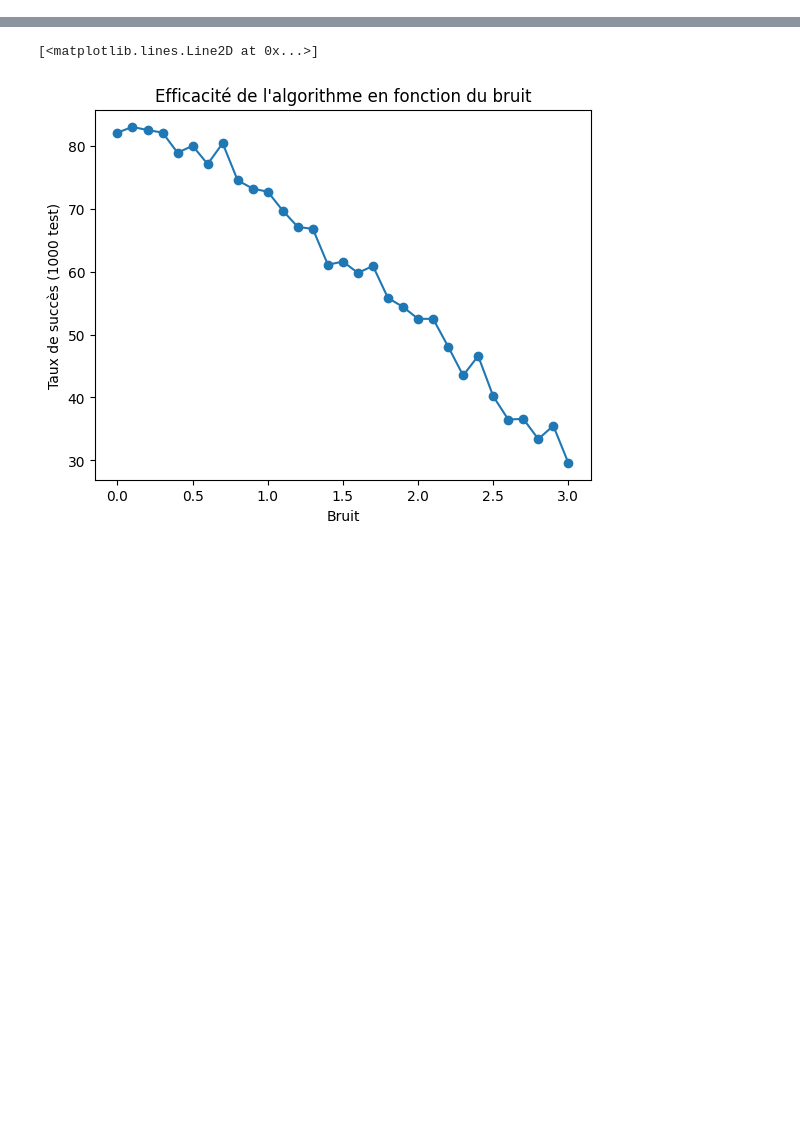
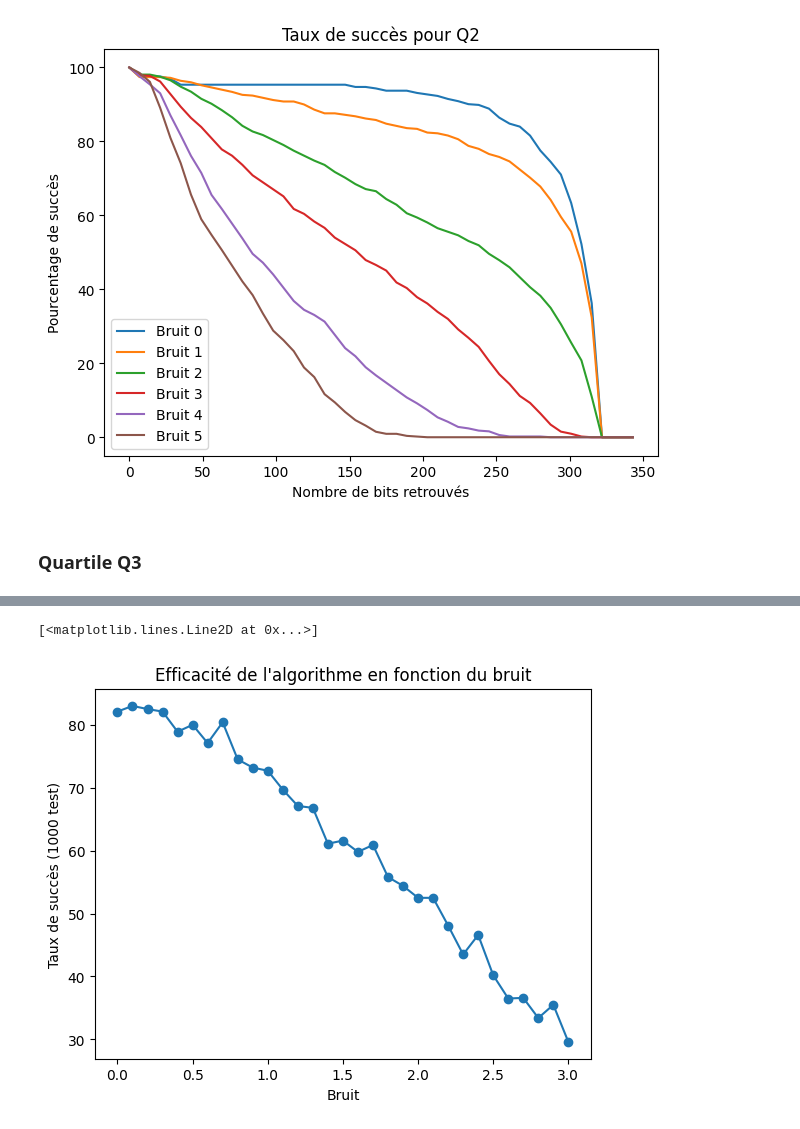
Before and after one commit to EmilienMendes/RSA-Generation-Key-Attack, a Jupyter notebook: cpa-crible-optimise/stats.ipynb, the cells around one changed output, grey strips where cells are left out. Cells and saved outputs as stored; diff of their text form; code cells hidden in the pictures; blank space fills up the shorter version.

```diff
--- a/cpa-crible-optimise/stats.ipynb
+++ b/cpa-crible-optimise/stats.ipynb
@@ -124,0 +311,26 @@ plt.plot(x,y,marker="x")
+# %%
+bruit_0_q2 = [probabilite(i,liste_nb_bits_bruit_0_q2) for i in x]
+bruit_1_q2 = [probabilite(i,liste_nb_bits_bruit_1_q2) for i in x]
+bruit_2_q2 = [probabilite(i,liste_nb_bits_bruit_2_q2) for i in x]
+bruit_3_q2 = [probabilite(i,liste_nb_bits_bruit_3_q2) for i in x]
+bruit_4_q2 = [probabilite(i,liste_nb_bits_bruit_4_q2) for i in x]
+bruit_5_q2 = [probabilite(i,liste_nb_bits_bruit_5_q2) for i in x]
+# %%
+plt.plot(x,bruit_0_q2,label = "Bruit 0")
+plt.plot(x,bruit_1_q2,label = "Bruit 1")
+plt.plot(x,bruit_2_q2,label = "Bruit 2")
+plt.plot(x,bruit_3_q2,label = "Bruit 3")
+plt.plot(x,bruit_4_q2,label = "Bruit 4")
+plt.plot(x,bruit_5_q2,label = "Bruit 5")
+
+plt.xlabel("Nombre de bits retrouvés")
+plt.ylabel("Pourcentage de succès")
+plt.legend()
+plt.tight_layout()
+plt.title("Taux de succès pour Q2")
+
+plt.show()
+# %% [output]
+[figure, added]
+# %% [markdown]
+### Quartile Q3
```
Also changed, not shown: parts of 62 cells of this notebook, 8 other files.
